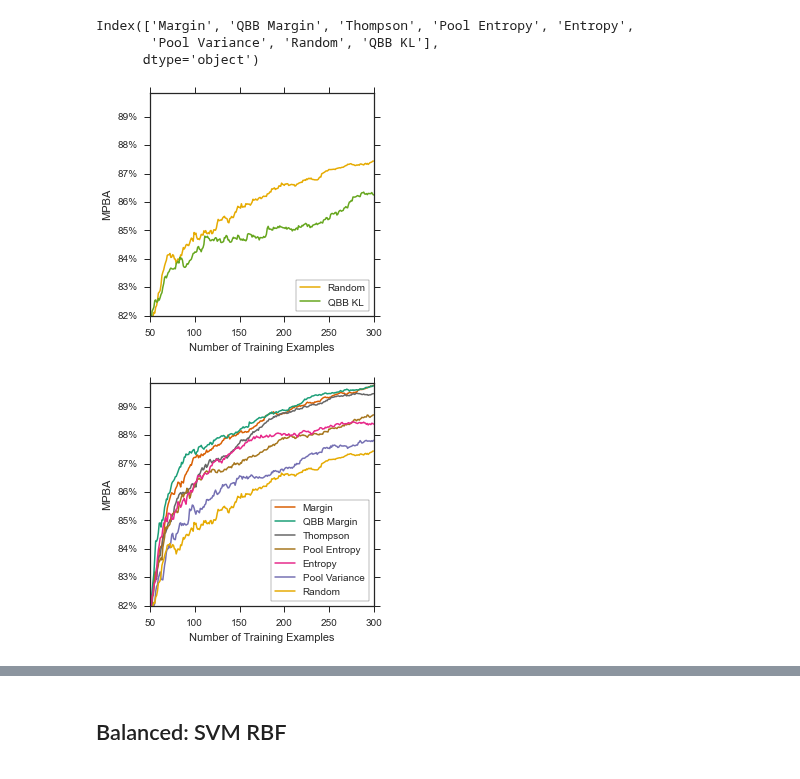
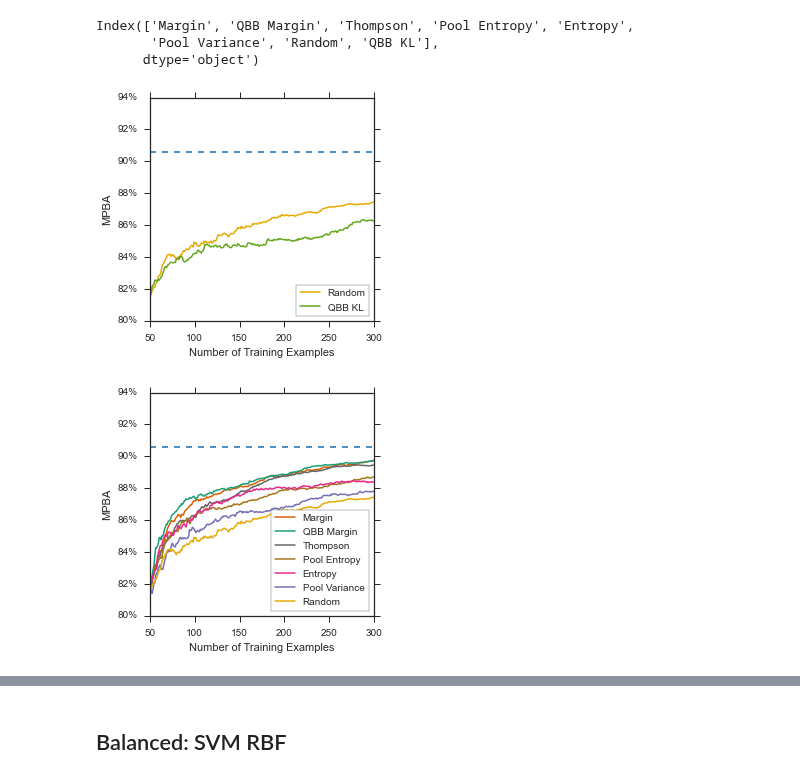
Before and after one commit to chengsoonong/mclass-sky, a Jupyter notebook: projects/alasdair/notebooks/06_active_learning_sdss.ipynb, the cells around one changed output, grey strips where cells are left out. Saved outputs shown, nothing was run; the diff lists cells and outputs as text; code cells hidden in the pictures.

```diff
--- a/projects/alasdair/notebooks/06_active_learning_sdss.ipynb
+++ b/projects/alasdair/notebooks/06_active_learning_sdss.ipynb
@@ -51,8 +51,8 @@ linestyles = {'Random': '-',
               'Pool Entropy': '-',
               'Thompson': '-'}
 labels = ['Random', 'Entropy', 'Margin', 'QBB Margin', 'QBB KL', 'Pool Variance', 'Pool Entropy', 'Thompson']
-upper_l = 0.898435180803
-upper_r = 0.930910538547
+upper_l = 0.90570974
+upper_r = 0.93177572
 # %%
 if running_expt:
     sdss = pd.read_hdf('../data/sdss.h5', 'sdss')
@@ -94,16 +94,16 @@ Index(['Margin', 'QBB Margin', 'Thompson', 'Pool Entropy', 'Entropy',
       dtype='object')
 # %%
 fig = plt.figure(figsize=(4, 4))
-ax = plot_learning_curve_df(xrange, bl_df, bl_df.columns[6:], colors, linestyles, ylim=(.82, upper_l))
+ax = plot_learning_curve_df(xrange, bl_df, bl_df.columns[6:], colors, linestyles, upper=upper_l, ylim=(.8, .94))
 fig.savefig(fig_dir+'5_active/sdss_bl_ind_lower.pdf', bbox_inches='tight')
 # %% [output]
-[figure, old version]
+[figure, new version]
 # %%
 fig = plt.figure(figsize=(4, 4))
-ax = plot_learning_curve_df(xrange, bl_df, bl_df.columns[:7], colors, linestyles, ylim=(.82, upper_l))
+ax = plot_learning_curve_df(xrange, bl_df, bl_df.columns[:7], colors, linestyles, upper=upper_l, ylim=(.8, .94))
 fig.savefig(fig_dir+'5_active/sdss_bl_ind_upper.pdf', bbox_inches='tight')
 # %% [output]
-[figure, old version]
+[figure, new version]
 # %%
 fig = plt.figure(figsize=(10, 2))
 ax = plot_final_accuracy(bl_lcs, labels, colors, ylim=(.75, .95))
```
Also changed, not shown: parts of 10 cells of this notebook, 50 other files.
